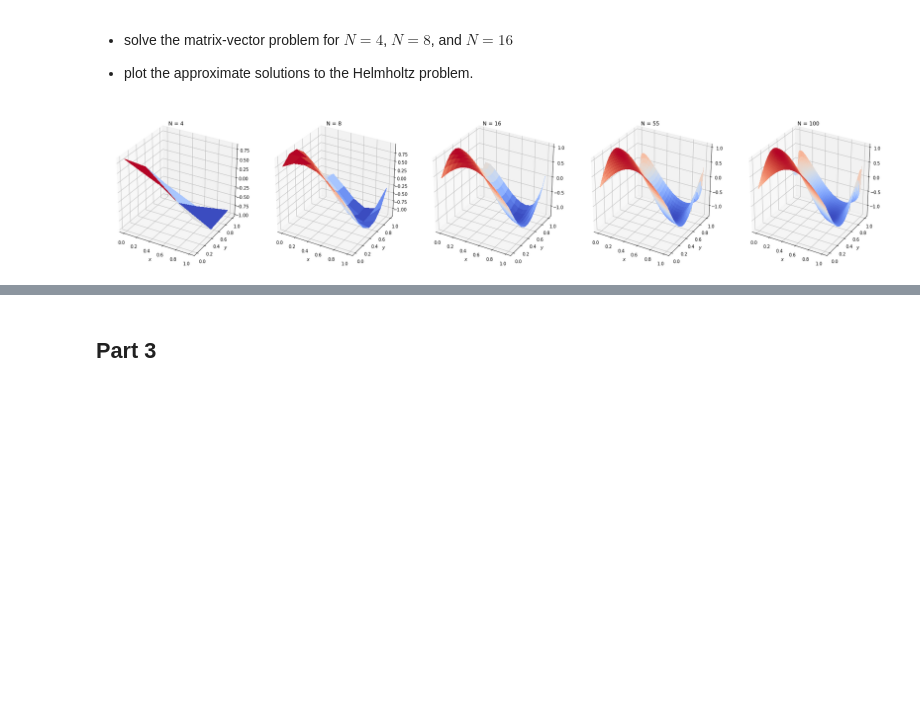
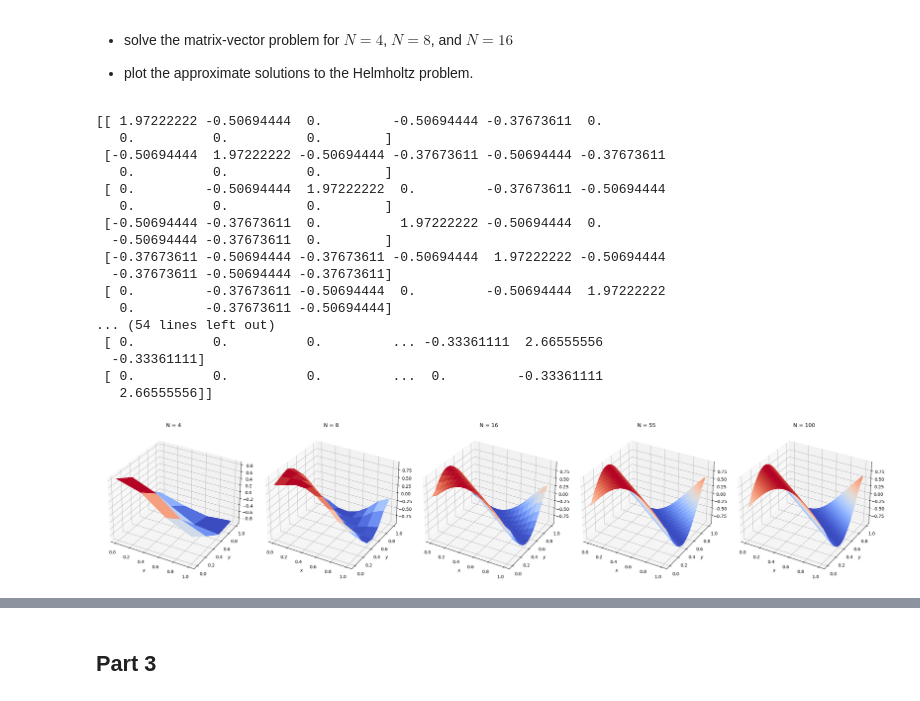
Before and after one commit to YRYoung/HPC, a Jupyter notebook: Assigenment/Assignment_4.ipynb, the cells around one changed output, grey strips where cells are left out. Saved outputs shown, nothing was run; the diff lists cells and outputs as text; code cells hidden in the pictures; blank space fills up the shorter version.

```diff
--- a/Assigenment/Assignment_4.ipynb
+++ b/Assigenment/Assignment_4.ipynb
@@ -135,34 +82,57 @@ def generate_b2(N):
 
 * plot the approximate solutions to the Helmholtz problem.
 # %%
+def get_uh(u):
+    window = np.array([[1, 1], [1, 1]]) / 4
+    return convolve2d(u, window, mode='full', boundary='symm')
+
+
 def solve_x(N):
     A = generate_A(N)
+    print(A.toarray())
     b = generate_b(N)
     u = spsolve(A, b).reshape((N - 1, N - 1))
-    return u
+    return get_uh(u)
 # %%
 Ns = [4, 8, 16, 55, 100]
 
 
 def plot():
     fig = plt.figure(figsize=(5 * len(Ns), 5))
 
     for i, N in enumerate(tqdm(Ns)):
         u = solve_x(N)
 
-        ticksX = ticksY = np.linspace(0, 1, N - 1)
+        ticksX = ticksY = np.linspace(0, 1, N )
         X, Y = np.meshgrid(ticksX, ticksY)
 
         ax = fig.add_subplot(1, len(Ns), i + 1, projection='3d')
         ax.plot_surface(X, Y, u, antialiased=False, cmap=cm.coolwarm)
         ax.set_xlabel(r'$x$')
         ax.set_ylabel(r'$y$')
         ax.set_title(r'N = {}'.format(N))
 
     fig.tight_layout(h_pad=4)
     plt.show()
 
 
 plot()
 # %% [output]
+[[ 1.97222222 -0.50694444  0.         -0.50694444 -0.37673611  0.
+   0.          0.          0.        ]
+ [-0.50694444  1.97222222 -0.50694444 -0.37673611 -0.50694444 -0.37673611
+   0.          0.          0.        ]
+ [ 0.         -0.50694444  1.97222222  0.         -0.37673611 -0.50694444
+   0.          0.          0.        ]
+ [-0.50694444 -0.37673611  0.          1.97222222 -0.50694444  0.
+  -0.50694444 -0.37673611  0.        ]
+ [-0.37673611 -0.50694444 -0.37673611 -0.50694444  1.97222222 -0.50694444
+  -0.37673611 -0.50694444 -0.37673611]
+ [ 0.         -0.37673611 -0.50694444  0.         -0.50694444  1.97222222
+   0.         -0.37673611 -0.50694444]
+... (54 lines left out)
+ [ 0.          0.          0.         ... -0.33361111  2.66555556
+  -0.33361111]
+ [ 0.          0.          0.         ...  0.         -0.33361111
+   2.66555556]]
-[figure, old version]
+[figure, new version]
```
Also changed, not shown: parts of 4 cells of this notebook.
